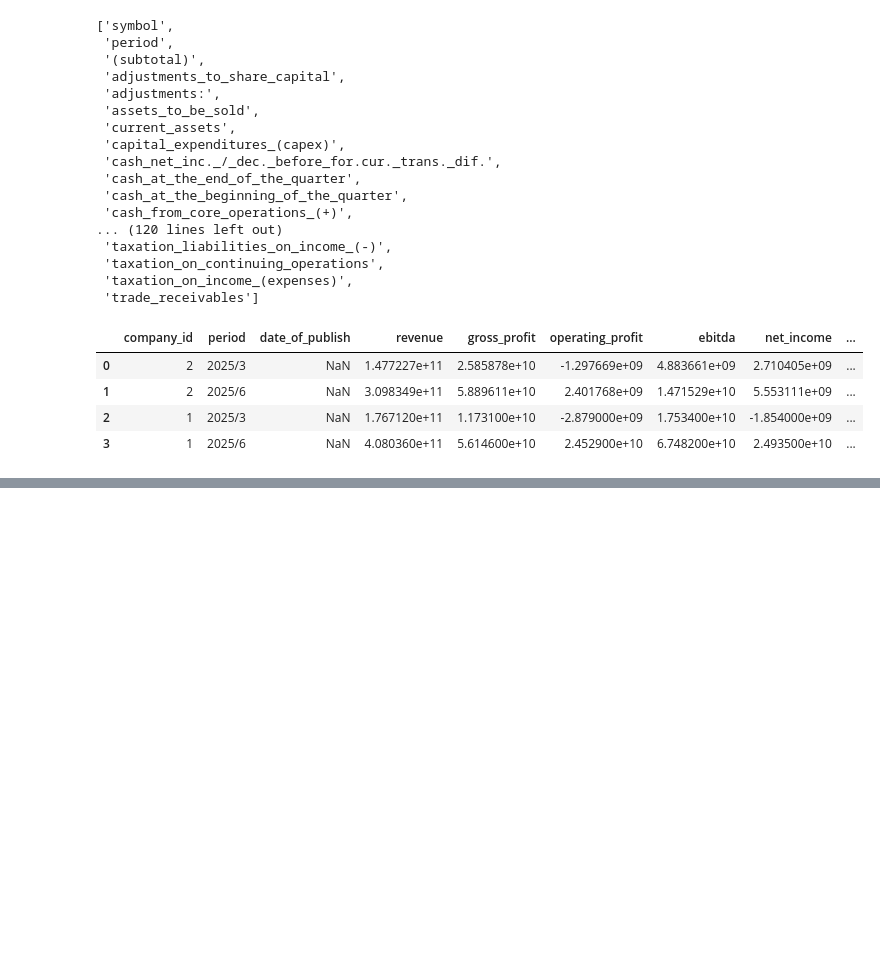
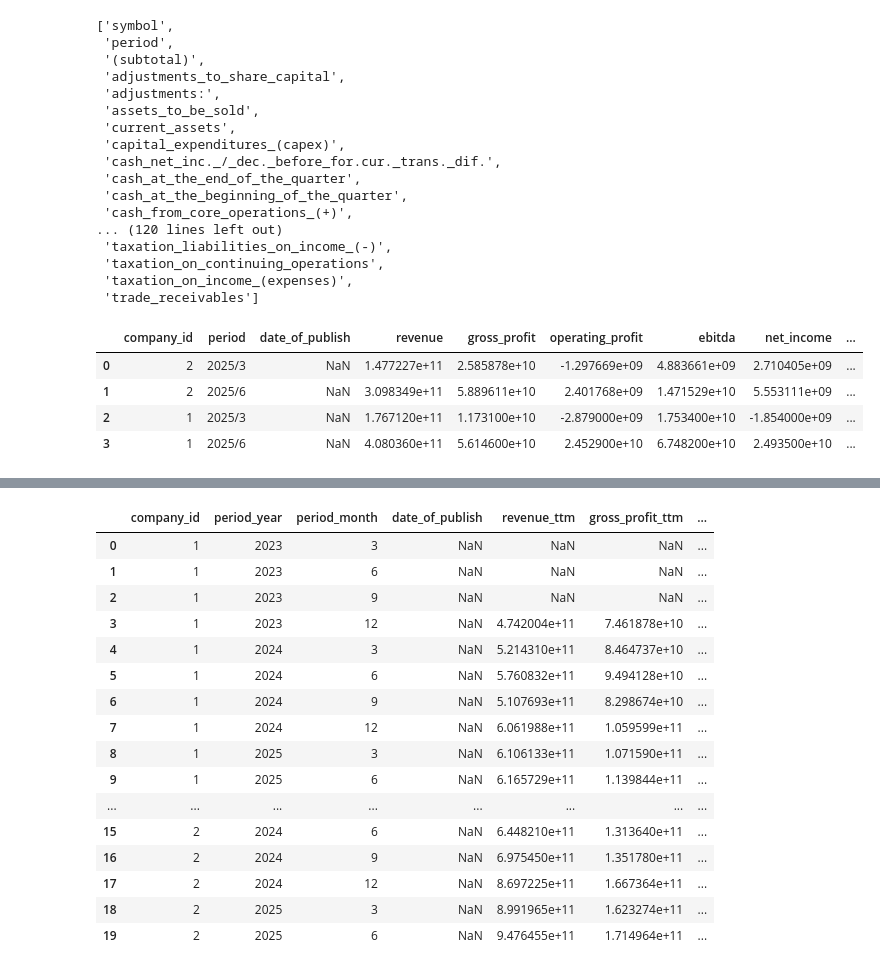
Before and after one commit to barbarosugurkan/portfolio-backtest-project, a Jupyter notebook: docs/test_fetch_financials.ipynb, the cells around one changed output, grey strips where cells are left out. Saved outputs shown, nothing was run; the diff lists cells and outputs as text; code cells hidden in the pictures; blank space fills up the shorter version.

Commit message:
feat: Documents about financials has changed to add quarter, trailling twelve months and cumulative data seperately

```diff
--- a/docs/test_fetch_financials.ipynb
+++ b/docs/test_fetch_financials.ipynb
@@ -142,0 +367,94 @@ df_pivoted
+# %%
+import pandas as pd
+import numpy as np
+import sqlite3
+from isyatirimhisse import fetch_financials
+
+ticker_dict = {"THYAO":2,"BIMAS":1}
+
+df = fetch_financials(
+    symbols=list(ticker_dict.keys()),
+    start_year=2023,
+    end_year=2025,
+    exchange="TRY",
+    financial_group='1',
+    save_to_excel=False
+)
+
+df.drop(['FINANCIAL_ITEM_NAME_TR',"FINANCIAL_ITEM_CODE"], axis=1, inplace=True)
+
+df_melted = df.melt(
+    id_vars=['FINANCIAL_ITEM_NAME_EN', 'SYMBOL'],
+    var_name='Period',
+    value_name='Value'
+)
+
+df_melted['Value'] = pd.to_numeric(df_melted['Value'], errors='coerce')
+
+df_pivoted = df_melted.pivot_table(
+    index=['SYMBOL', 'Period'],
+    columns='FINANCIAL_ITEM_NAME_EN',
+    values='Value'
+).reset_index()
+df_pivoted.columns.name = None
+df_pivoted.columns = df_pivoted.columns.str.lower().str.replace(" ","_")
+df_pivoted = df_pivoted.rename(columns={'net_sales': 'revenue',"gross_profit_(loss)": "gross_profit","operating_profits":"operating_profit","net_profit_after_taxes":"net_income","long_term_liabilities":"long_term_debt","short_term_liabilities":"short_term_debt","shareholders_equity":"equity"})
+df_pivoted['ebitda'] = (df_pivoted['gross_profit'] -
+               df_pivoted['marketing_selling_&_distrib._expenses_(-)'].abs() -
+               df_pivoted['general_administrative_expenses_(-)'].abs() -
+               df_pivoted['research_&_development_expenses_(-)'].abs() +
+               df_pivoted['depreciation_&_amortization'])
+df_pivoted['fixed_assets'] = df_pivoted['total_assets'] - df_pivoted['current_assets']
+df_pivoted['gross_debt'] = (
+    df_pivoted['short-term_financial_loans'] +
+    df_pivoted['long-term_financial_loans'] +
+    df_pivoted['other_short-term_financial_liabilities'] +
+    df_pivoted['short-term_loans_from_financial_operations'] +
+    df_pivoted['long-term_loans_from_financial_operations']
+)
+df_pivoted['net_debt'] = df_pivoted['gross_debt'] - df_pivoted["cash\xa0and\xa0cash\xa0equivalents"] - df_pivoted['short-term_financial_investments']
+df_pivoted['company_id'] = df_pivoted['symbol'].map(ticker_dict)
+df_pivoted["date_of_publish"] = np.nan
+df_pivoted[["period_year","period_month"]] = df_pivoted["period"].str.split("/",expand=True)
+df_pivoted['period_month'] = pd.to_numeric(df_pivoted['period_month'])
+df_pivoted['period_year'] = pd.to_numeric(df_pivoted['period_year'])
+
+
+df_pivoted = df_pivoted.sort_values(by=['company_id', 'period_year', 'period_month']).reset_index(drop=True)
+kalemler = ["revenue","gross_profit","operating_profit","ebitda","net_income"]
+
+for kalem in kalemler:
+    kalem_q = kalem + "_q"
+    kalem_ttm = kalem + "_ttm"
+
+
+    df_pivoted[kalem_q] = np.where(
+        df_pivoted['period_month'] == 3,
+        df_pivoted[kalem],
+        df_pivoted.groupby(['company_id',"period_year"])[kalem].diff()
+    )
+
+    df_pivoted[kalem_ttm] = df_pivoted.groupby('company_id')[kalem_q].rolling(window=4).sum().values
+
+
+df_pivoted = df_pivoted[['company_id',"period_year","period_month","date_of_publish","revenue_ttm","gross_profit_ttm","operating_profit_ttm","ebitda_ttm","net_income_ttm","revenue_q","gross_profit_q","operating_profit_q","ebitda_q","net_income_q","current_assets","fixed_assets","long_term_debt","short_term_debt","gross_debt","net_debt","equity"]]
+
+df_pivoted
+# %% [output]
+|  | company_id | period_year | period_month | date_of_publish | revenue_ttm | gross_profit_ttm | ... |
+| 0 | 1 | 2023 | 3 | NaN | NaN | NaN | ... |
+| 1 | 1 | 2023 | 6 | NaN | NaN | NaN | ... |
+| 2 | 1 | 2023 | 9 | NaN | NaN | NaN | ... |
+| 3 | 1 | 2023 | 12 | NaN | 4.742004e+11 | 7.461878e+10 | ... |
+| 4 | 1 | 2024 | 3 | NaN | 5.214310e+11 | 8.464737e+10 | ... |
+| 5 | 1 | 2024 | 6 | NaN | 5.760832e+11 | 9.494128e+10 | ... |
+| 6 | 1 | 2024 | 9 | NaN | 5.107693e+11 | 8.298674e+10 | ... |
+| 7 | 1 | 2024 | 12 | NaN | 6.061988e+11 | 1.059599e+11 | ... |
+| 8 | 1 | 2025 | 3 | NaN | 6.106133e+11 | 1.071590e+11 | ... |
+| 9 | 1 | 2025 | 6 | NaN | 6.165729e+11 | 1.139844e+11 | ... |
+| ... | ... | ... | ... | ... | ... | ... | ... |
+| 15 | 2 | 2024 | 6 | NaN | 6.448210e+11 | 1.313640e+11 | ... |
+| 16 | 2 | 2024 | 9 | NaN | 6.975450e+11 | 1.351780e+11 | ... |
+| 17 | 2 | 2024 | 12 | NaN | 8.697225e+11 | 1.667364e+11 | ... |
+| 18 | 2 | 2025 | 3 | NaN | 8.991965e+11 | 1.623274e+11 | ... |
+| 19 | 2 | 2025 | 6 | NaN | 9.476455e+11 | 1.714964e+11 | ... |
```
Also changed, not shown: parts of 10 cells of this notebook, 4 other files.
